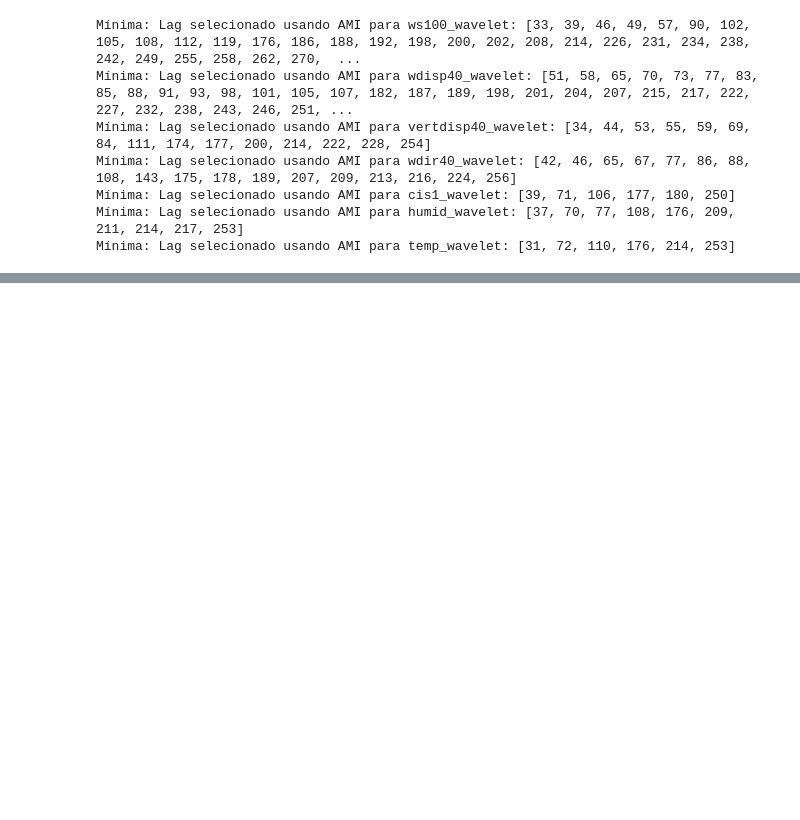
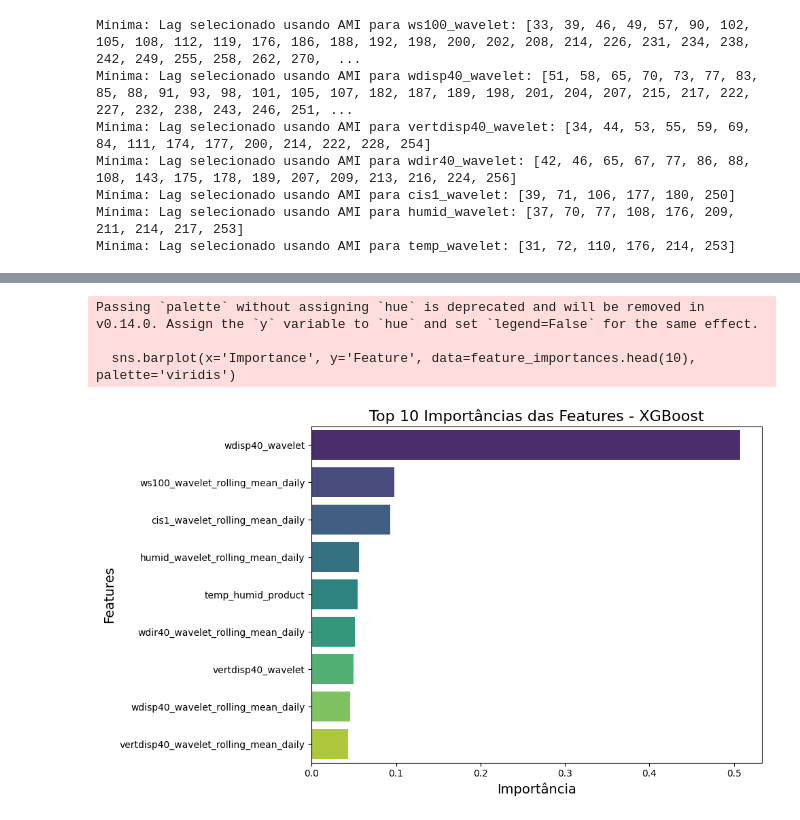
Before and after one commit to Perebati/TFG-Vento-Sul, a Jupyter notebook: LSTM/work/part1_EDA.ipynb, the cells around one changed output, grey strips where cells are left out. Saved outputs shown, nothing was run; the diff lists cells and outputs as text; code cells hidden in the pictures; blank space fills up the shorter version.

```diff
--- a/LSTM/work/part1_EDA.ipynb
+++ b/LSTM/work/part1_EDA.ipynb
@@ -318,3 +354,79 @@ target_col = 'ws100_wavelet'
 #         plt.ylabel('Correlação Cruzada')
 #         plt.tight_layout()
 #         plt.show()
+# %%
+# Carregue seu DataFrame (ajuste o caminho conforme necessário)
+# Por exemplo, se já estiver em memória, você pode ignorar esta etapa
+# variables_engineered = pd.read_csv('seu_arquivo.csv', index_col=0)
+
+# Verifica se 'ws100_wavelet' está presente nas colunas numéricas
+if 'ws100_wavelet' not in variables_engineered.columns:
+    raise ValueError("A coluna 'ws100_wavelet' não existe no DataFrame.")
+
+# Define as features (X) e a variável alvo (y)
+X = variables_engineered.drop('ws100_wavelet', axis=1)
+y = variables_engineered['ws100_wavelet']
+# %%
+import pandas as pd
+import numpy as np
+import matplotlib.pyplot as plt
+import seaborn as sns
+
+# Bibliotecas para modelagem
+from xgboost import XGBRegressor
+from sklearn.model_selection import train_test_split
+from sklearn.metrics import mean_squared_error
+
+# Para seleção das top features
+import xgboost as xgb
+
+# Divisão dos dados em treino e teste para avaliar o modelo posteriormente
+X_train, X_test, y_train, y_test = train_test_split(X, y, test_size=0.2, shuffle=False)
+
+# Inicializa o modelo XGBoost para regressão
+model = XGBRegressor(
+    objective='reg:squarederror',  # Para regressão
+    n_estimators=100,              # Número de árvores
+    learning_rate=0.1,             # Taxa de aprendizado
+    max_depth=5,                   # Profundidade máxima das árvores
+    random_state=42,
+    n_jobs=-1                       # Utiliza todos os núcleos disponíveis
+)
+
+# Treina o modelo
+model.fit(X_train, y_train)
+
+# Faz previsões no conjunto de teste
+y_pred = model.predict(X_test)
+
+# Avaliação do modelo (opcional)
+mse = mean_squared_error(y_test, y_pred)
+print(f"Mean Squared Error no conjunto de teste: {mse:.4f}")
+
+# Obtém as importâncias das features
+importances = model.feature_importances_
+
+# Cria um DataFrame com as importâncias
+feature_importances = pd.DataFrame({
+    'Feature': X.columns,
+    'Importance': importances
+})
+
+# Ordena as features pela importância
+feature_importances = feature_importances.sort_values(by='Importance', ascending=False)
+
+# Seleciona as 10 melhores features
+top_10_features = feature_importances.head(10)['Feature'].tolist()
+
+print("\nTop 10 Features selecionadas pelo XGBoost:")
+print(top_10_features)
+
+# Opcional: Visualiza as importâncias das top 10 features
+plt.figure(figsize=(10, 6))
+sns.barplot(x='Importance', y='Feature', data=feature_importances.head(10), palette='viridis')
+plt.title('Top 10 Importâncias das Features - XGBoost', fontsize=16)
+plt.xlabel('Importância', fontsize=14)
+plt.ylabel('Features', fontsize=14)
+plt.tight_layout()
+plt.show()
+# %% [output]
@@ -320,0 +437,4 @@ target_col = 'ws100_wavelet'
+Passing `palette` without assigning `hue` is deprecated and will be removed in v0.14.0. Assign the `y` variable to `hue` and set `legend=False` for the same effect.
+
+  sns.barplot(x='Importance', y='Feature', data=feature_importances.head(10), palette='viridis')
+[figure, added]
```
Also changed, not shown: parts of 6 cells of this notebook.
